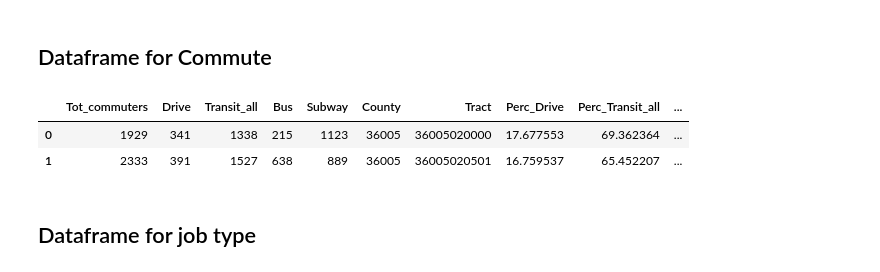
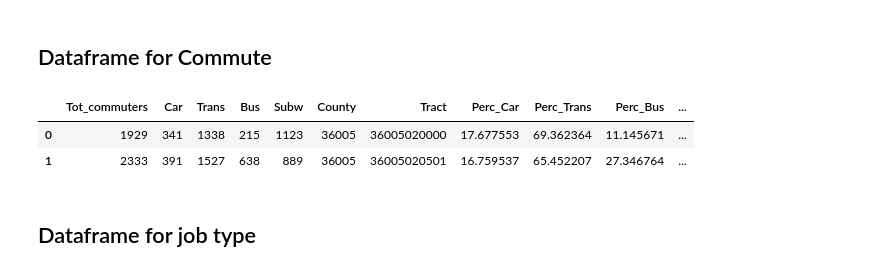
Before and after one commit to emj1020/complex_urban_systems_finalproj, a Jupyter notebook: Scripts/02_Census_Data.ipynb, the cells around one changed output. Cells and saved outputs as stored; diff of their text form; code cells hidden in the pictures.

```diff
--- a/Scripts/02_Census_Data.ipynb
+++ b/Scripts/02_Census_Data.ipynb
@@ -45,7 +45,7 @@ B08301
 # %%
 censusdata.printtable(censusdata.censustable('acs5', year, 'B08301'))
 
-commute_variables={'B08301_001E':'Tot_commuters','B08301_002E':'Drive','B08301_010E':'Transit_all','B08301_011E':'Bus','B08301_012E':'Subway'}
+commute_variables={'B08301_001E':'Tot_commuters','B08301_002E':'Car','B08301_010E':'Trans','B08301_011E':'Bus','B08301_012E':'Subw'}
 # %% [output]
 Variable     | Table                          | Label                                                    | Type
 -------------------------------------------------------------------------------------------------------------------
@@ -332,19 +332,19 @@ for county in county_list:
 # %%
 commute_col = list(commute_variables.values())+['County', 'Tract']
 
 commute_d = pd.DataFrame()
 commute_df = pd.concat([commute_d, (pd.DataFrame(data=commute[0], columns=commute_col)),
                      (pd.DataFrame(data=commute[1], columns=commute_col)),
                      (pd.DataFrame(data=commute[2], columns=commute_col)),
                      (pd.DataFrame(data=commute[3], columns=commute_col))]).reset_index(drop=True)
-modes=['Drive', 'Transit_all', 'Bus', 'Subway']
+modes=['Car', 'Trans', 'Bus', 'Subw']
 for i in range(len(modes)):
       commute_df['Perc_{}'.format(modes[i])]=(commute_df['{}'.format(modes[i])]/commute_df['Tot_commuters'])*100
 commute_df.head(2)
 # %% [output]
-|  | Tot_commuters | Drive | Transit_all | Bus | Subway | County | Tract | Perc_Drive | Perc_Transit_all | ... |
-| 0 | 1929 | 341 | 1338 | 215 | 1123 | 36005 | 36005020000 | 17.677553 | 69.362364 | ... |
-| 1 | 2333 | 391 | 1527 | 638 | 889 | 36005 | 36005020501 | 16.759537 | 65.452207 | ... |
+|  | Tot_commuters | Car | Trans | Bus | Subw | County | Tract | Perc_Car | Perc_Trans | Perc_Bus | ... |
+| 0 | 1929 | 341 | 1338 | 215 | 1123 | 36005 | 36005020000 | 17.677553 | 69.362364 | 11.145671 | ... |
+| 1 | 2333 | 391 | 1527 | 638 | 889 | 36005 | 36005020501 | 16.759537 | 65.452207 | 27.346764 | ... |
 # %% [markdown]
 ## Dataframe for job type
 # %%
```
Also changed, not shown: parts of 6 cells of this notebook, 3 other files.
